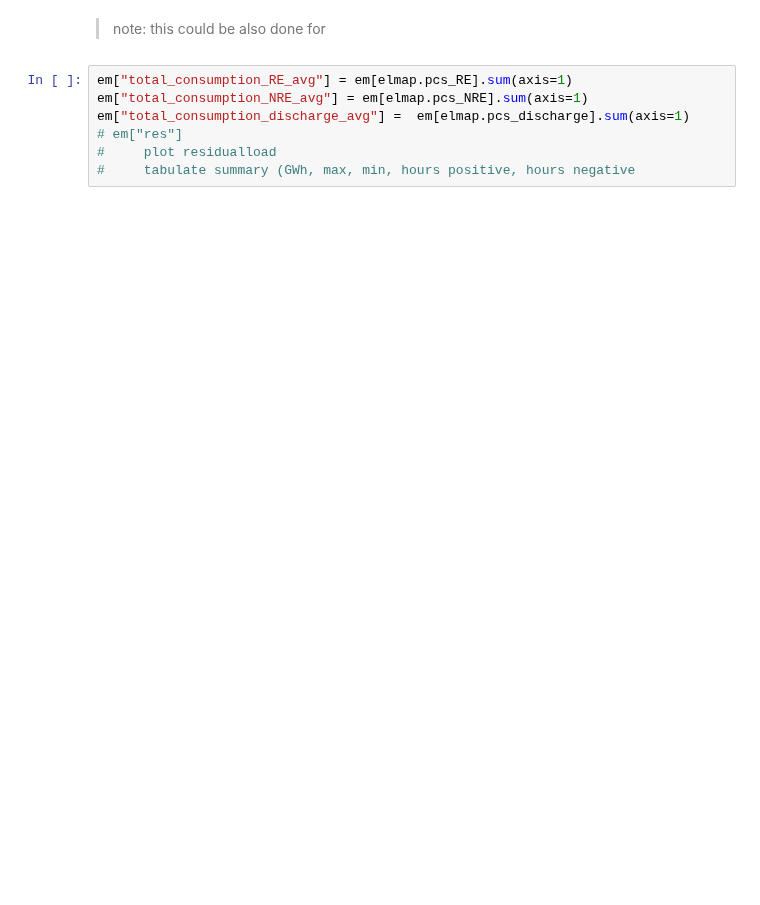
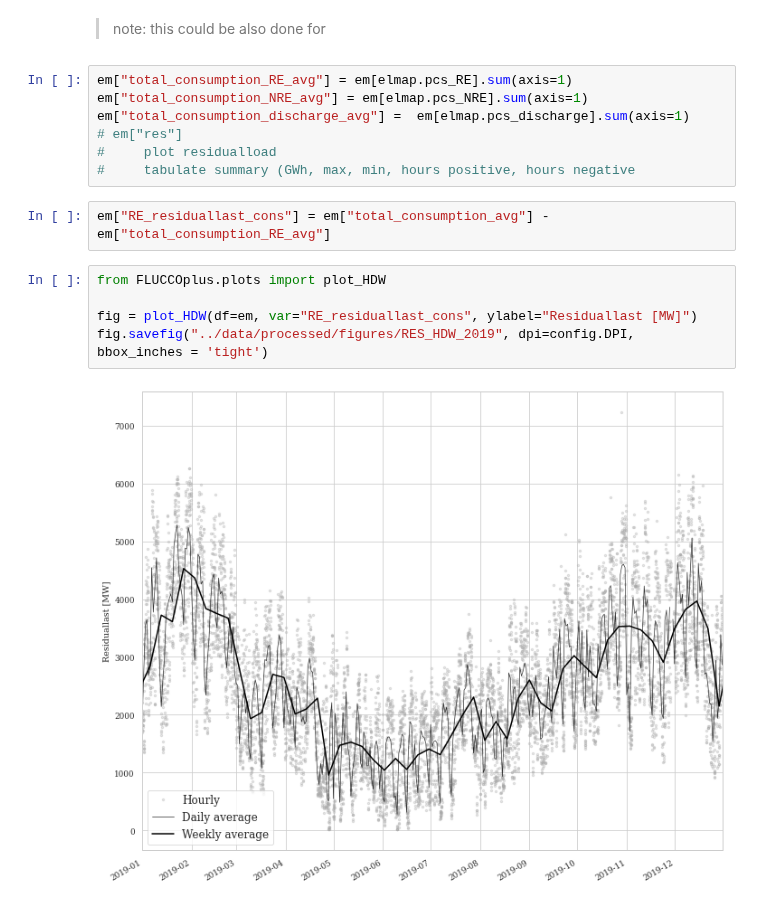
Before and after one commit to simonschaluppe/FLUCCOplus, a Jupyter notebook: notebooks/4.1.3_Residuallast.ipynb, the cells around one changed output. Cells and saved outputs as stored; diff of their text form; blank space fills up the shorter version.

```diff
--- a/notebooks/4.1.3_Residuallast.ipynb
+++ b/notebooks/4.1.3_Residuallast.ipynb
@@ -85,3 +82,12 @@ em["total_consumption_discharge_avg"] =  em[elmap.pcs_discharge].sum(axis=1)
 # em["res"]
 #     plot residualload
 #     tabulate summary (GWh, max, min, hours positive, hours negative
+# %%
+em["RE_residuallast_cons"] = em["total_consumption_avg"] - em["total_consumption_RE_avg"]
+# %%
+from FLUCCOplus.plots import plot_HDW
+
+fig = plot_HDW(df=em, var="RE_residuallast_cons", ylabel="Residuallast [MW]")
+fig.savefig("../data/processed/figures/RES_HDW_2019", dpi=config.DPI, bbox_inches = 'tight')
+# %% [output]
+[figure, added]
```
Also changed, not shown: parts of 6 cells of this notebook, 8 other files.
